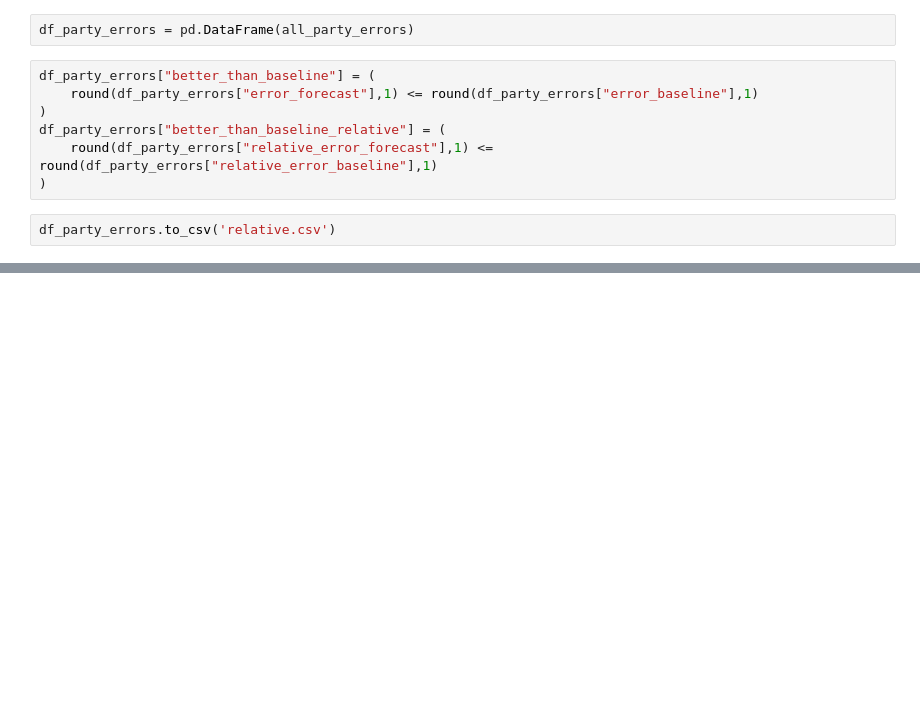
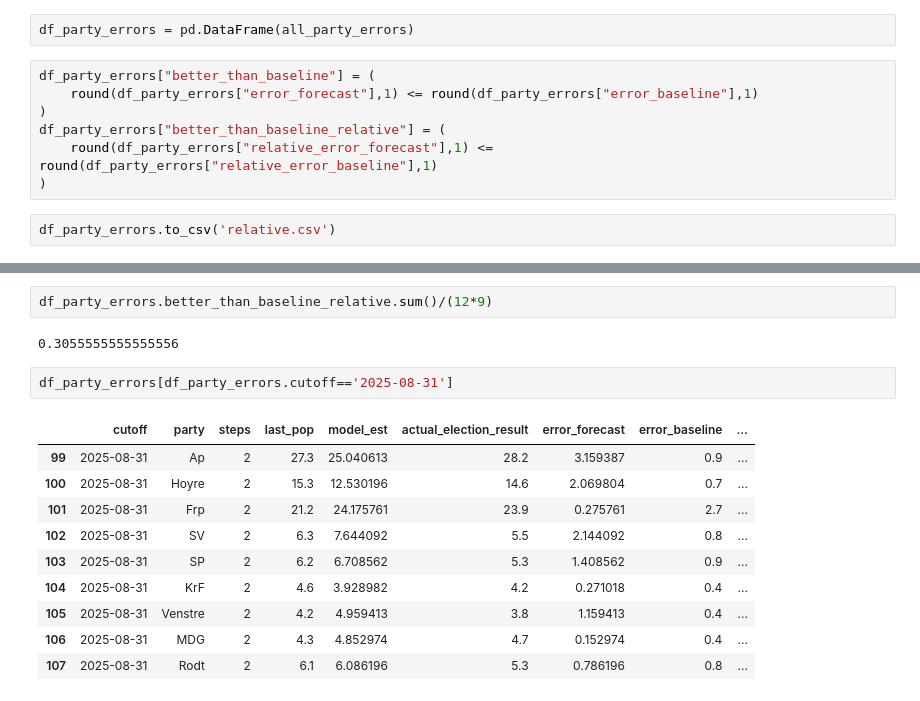
Before and after one commit to jensmorten/onesixtynine, a Jupyter notebook: models/error_per_parti.ipynb, the cells around one changed output, grey strips where cells are left out. Drawn from its saved outputs; the diff is of its cells as text; blank space fills up the shorter version.

```diff
--- a/models/error_per_parti.ipynb
+++ b/models/error_per_parti.ipynb
@@ -305,0 +323,17 @@ Name: 2021-08-31 00:00:00, dtype: float64
+# %%
+df_party_errors.better_than_baseline_relative.sum()/(12*9)
+# %% [output]
+0.3055555555555556
+# %%
+df_party_errors[df_party_errors.cutoff=='2025-08-31']
+# %% [output]
+|  | cutoff | party | steps | last_pop | model_est | actual_election_result | error_forecast | error_baseline | ... |
+| 99 | 2025-08-31 | Ap | 2 | 27.3 | 25.040613 | 28.2 | 3.159387 | 0.9 | ... |
+| 100 | 2025-08-31 | Hoyre | 2 | 15.3 | 12.530196 | 14.6 | 2.069804 | 0.7 | ... |
+| 101 | 2025-08-31 | Frp | 2 | 21.2 | 24.175761 | 23.9 | 0.275761 | 2.7 | ... |
+| 102 | 2025-08-31 | SV | 2 | 6.3 | 7.644092 | 5.5 | 2.144092 | 0.8 | ... |
+| 103 | 2025-08-31 | SP | 2 | 6.2 | 6.708562 | 5.3 | 1.408562 | 0.9 | ... |
+| 104 | 2025-08-31 | KrF | 2 | 4.6 | 3.928982 | 4.2 | 0.271018 | 0.4 | ... |
+| 105 | 2025-08-31 | Venstre | 2 | 4.2 | 4.959413 | 3.8 | 1.159413 | 0.4 | ... |
+| 106 | 2025-08-31 | MDG | 2 | 4.3 | 4.852974 | 4.7 | 0.152974 | 0.4 | ... |
+| 107 | 2025-08-31 | Rodt | 2 | 6.1 | 6.086196 | 5.3 | 0.786196 | 0.8 | ... |
```
Also changed, not shown: parts of 15 cells of this notebook, 8 other files.
